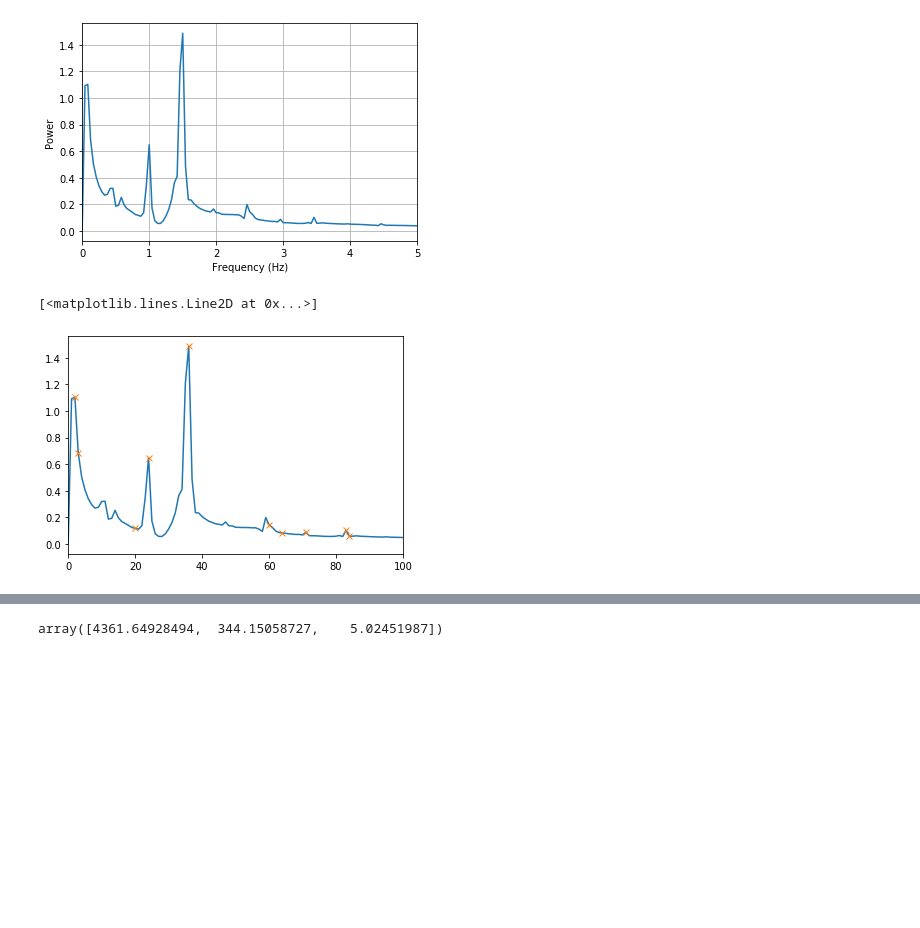
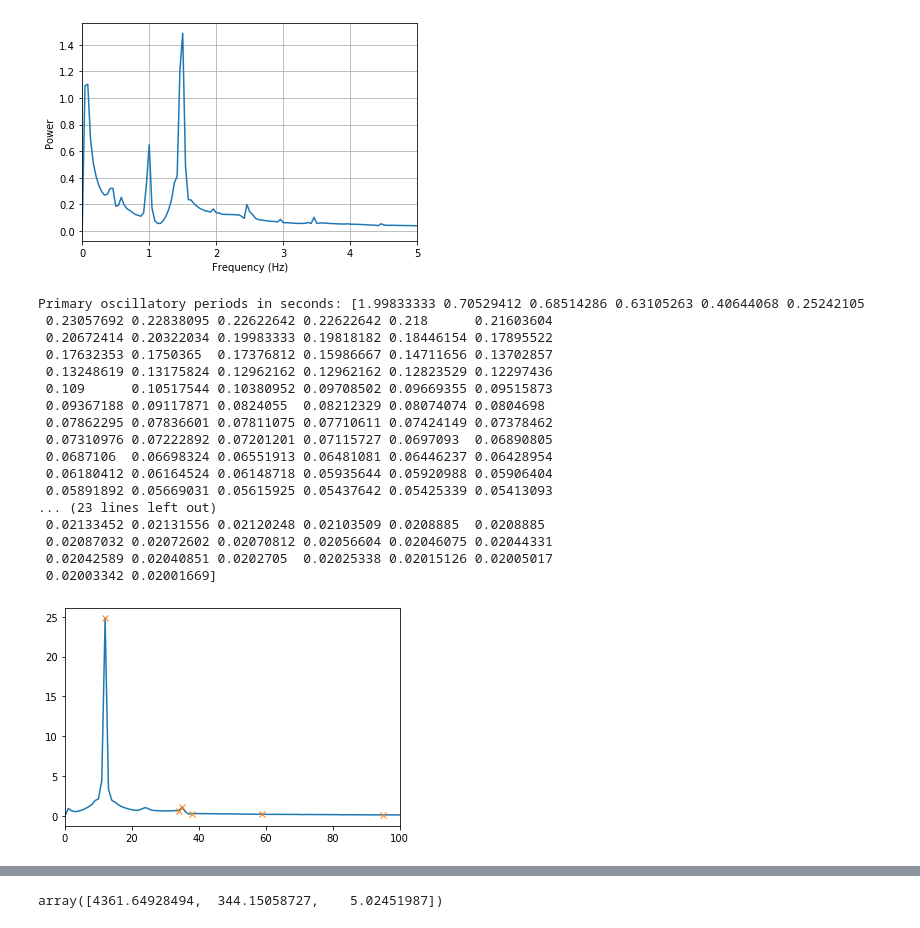
Before and after one commit to sjonany/c-elegans-interactome-analysis, a Jupyter notebook: milestone_oscillation.ipynb, the cells around one changed output, grey strips where cells are left out. Drawn from its saved outputs; the diff is of its cells as text; code cells hidden in the pictures; blank space fills up the shorter version.

Commit message:
Add util function to compute primary oscillatory period from fft, use in notebook

```diff
--- a/milestone_oscillation.ipynb
+++ b/milestone_oscillation.ipynb
@@ -63,25 +63,46 @@ plot_principal_component_fft(1, projected, 0.01)
 [figure]
 # %%
 import scipy.signal as signal
+from util.analysis_util import *
 
-projected = np.row_stack(projected_X[:, 2])
+projected = np.row_stack(projected_X[:, 1])
 
 # find peaks of fft for computing pc oscillatory period
 t = 0.01
 N = len(projected)
 pc_fft = fft(projected[:,0])
 pc_fft_freq = np.linspace(0., 1./(2. * t), N//2)
 
 widths = np.arange(1,10)
 pc_fft_rs = np.reshape(pc_fft, (N))
 pc_fft_rs = 2.0/N * np.abs(pc_fft_rs[0:N//2])
 peaks = signal.find_peaks_cwt(pc_fft_rs, widths, min_length=1)
 
 # plot
 fig, ax = plt.subplots()
 ax.set_xlim(0, 100)
 ax.plot(pc_fft_rs)
 ax.plot(peaks, pc_fft_rs[peaks], "x")
+
+# use util fn
+pers = get_dominant_periods(projected, t)
+print("Primary oscillatory periods in seconds: " + str(pers))
 # %% [output]
-[<matplotlib.lines.Line2D at 0x...>]
+Primary oscillatory periods in seconds: [1.99833333 0.70529412 0.68514286 0.63105263 0.40644068 0.25242105
+ 0.23057692 0.22838095 0.22622642 0.22622642 0.218      0.21603604
+ 0.20672414 0.20322034 0.19983333 0.19818182 0.18446154 0.17895522
+ 0.17632353 0.1750365  0.17376812 0.15986667 0.14711656 0.13702857
+ 0.13248619 0.13175824 0.12962162 0.12962162 0.12823529 0.12297436
+ 0.109      0.10517544 0.10380952 0.09708502 0.09669355 0.09515873
+ 0.09367188 0.09117871 0.0824055  0.08212329 0.08074074 0.0804698
+ 0.07862295 0.07836601 0.07811075 0.07710611 0.07424149 0.07378462
+ 0.07310976 0.07222892 0.07201201 0.07115727 0.0697093  0.06890805
+ 0.0687106  0.06698324 0.06551913 0.06481081 0.06446237 0.06428954
+ 0.06180412 0.06164524 0.06148718 0.05935644 0.05920988 0.05906404
+ 0.05891892 0.05669031 0.05615925 0.05437642 0.05425339 0.05413093
+... (23 lines left out)
+ 0.02133452 0.02131556 0.02120248 0.02103509 0.0208885  0.0208885
+ 0.02087032 0.02072602 0.02070812 0.02056604 0.02046075 0.02044331
+ 0.02042589 0.02040851 0.0202705  0.02025338 0.02015126 0.02005017
+ 0.02003342 0.02001669]
-[figure, old version]
+[figure, new version]
```
Also changed, not shown: parts of 2 cells of this notebook, 2 other files.
